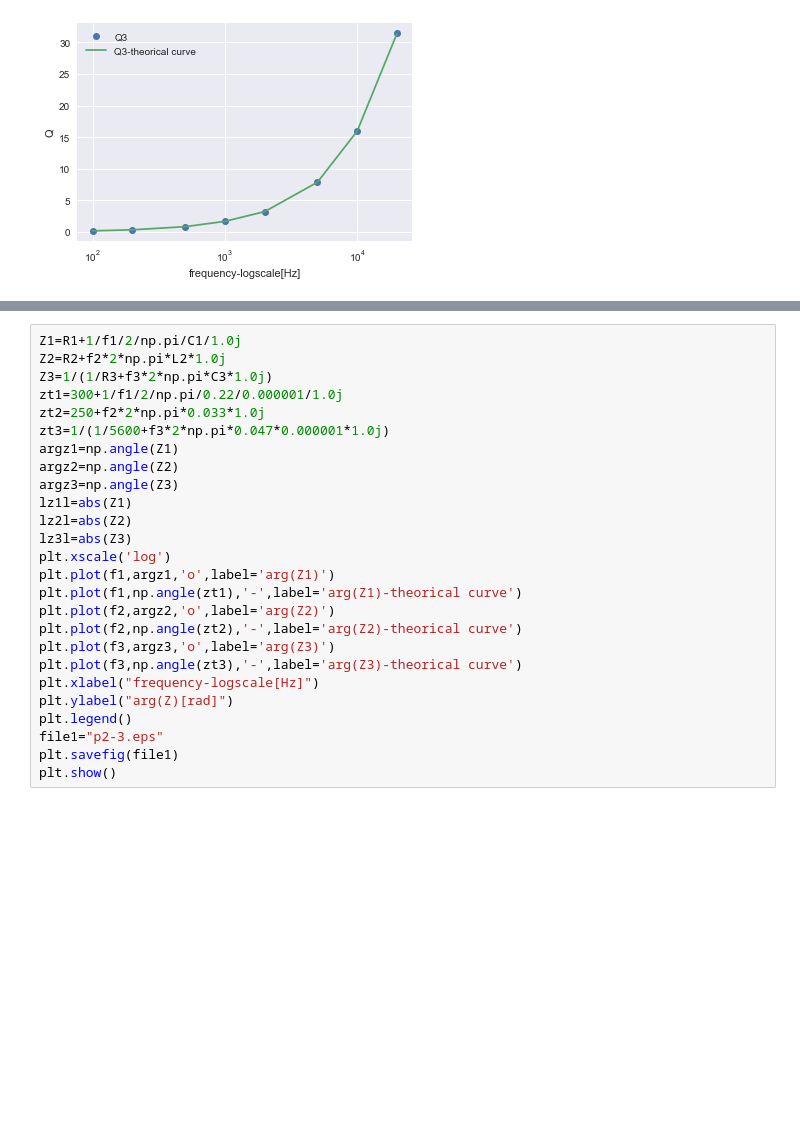
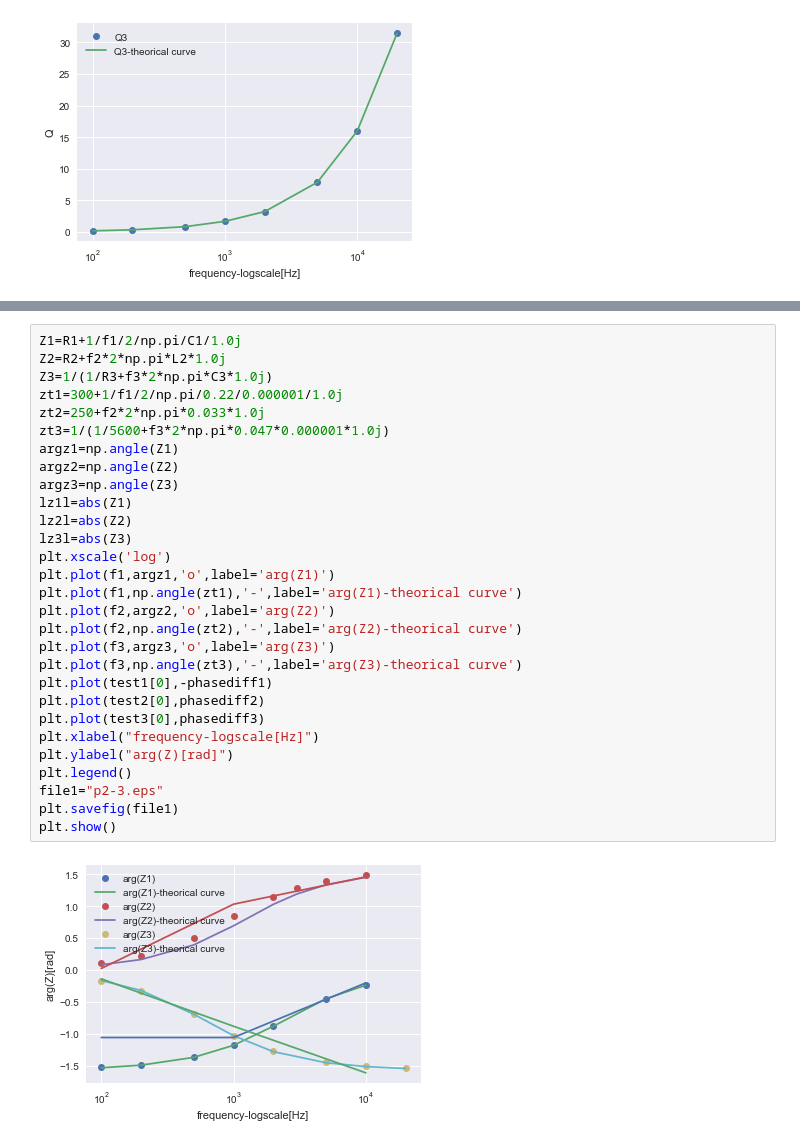
Before and after one commit to cultivatetsubo/notebook, a Jupyter notebook: P2.ipynb, the cells around one changed output, grey strips where cells are left out. Drawn from its saved outputs; the diff is of its cells as text; blank space fills up the shorter version.

```diff
--- a/P2.ipynb
+++ b/P2.ipynb
@@ -91,29 +96,34 @@ plt.show()
 # %%
 Z1=R1+1/f1/2/np.pi/C1/1.0j
 Z2=R2+f2*2*np.pi*L2*1.0j
 Z3=1/(1/R3+f3*2*np.pi*C3*1.0j)
 zt1=300+1/f1/2/np.pi/0.22/0.000001/1.0j
 zt2=250+f2*2*np.pi*0.033*1.0j
 zt3=1/(1/5600+f3*2*np.pi*0.047*0.000001*1.0j)
 argz1=np.angle(Z1)
 argz2=np.angle(Z2)
 argz3=np.angle(Z3)
 lz1l=abs(Z1)
 lz2l=abs(Z2)
 lz3l=abs(Z3)
 plt.xscale('log')
 plt.plot(f1,argz1,'o',label='arg(Z1)')
 plt.plot(f1,np.angle(zt1),'-',label='arg(Z1)-theorical curve')
 plt.plot(f2,argz2,'o',label='arg(Z2)')
 plt.plot(f2,np.angle(zt2),'-',label='arg(Z2)-theorical curve')
 plt.plot(f3,argz3,'o',label='arg(Z3)')
 plt.plot(f3,np.angle(zt3),'-',label='arg(Z3)-theorical curve')
+plt.plot(test1[0],-phasediff1)
+plt.plot(test2[0],phasediff2)
+plt.plot(test3[0],phasediff3)
 plt.xlabel("frequency-logscale[Hz]")
 plt.ylabel("arg(Z)[rad]")
 plt.legend()
 file1="p2-3.eps"
 plt.savefig(file1)
 plt.show()
+# %% [output]
+[figure, added]
 # %%
 plt.xscale('log')
 plt.yscale('log')
```
Also changed, not shown: parts of 4 cells of this notebook, 6 other files.
